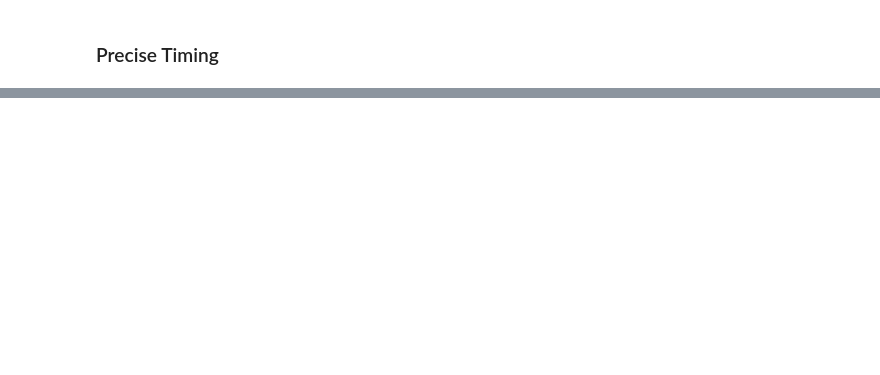
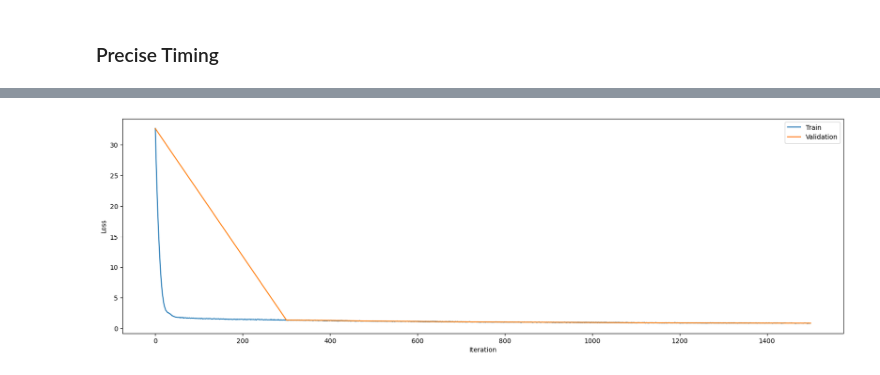
Before and after one commit to enlupi/SNN-MUC, a Jupyter notebook: SNN/SNN_Classifier.ipynb, the cells around one changed output, grey strips where cells are left out. Cells and saved outputs as stored; diff of their text form; code cells hidden in the pictures; blank space fills up the shorter version.

```diff
--- a/SNN/SNN_Classifier.ipynb
+++ b/SNN/SNN_Classifier.ipynb
@@ -1038,10 +1116,22 @@ net = Net(num_inputs, num_hidden, num_outputs_cell, num_steps).to(device)
+# %%
+num_inputs = 16
+num_hidden = 100
+num_output = 32
+timesteps  = 40
+learnable  = True
+beta       = 0.8
+threshold  = 1.0
+alpha      = 0.8
+
+net = Net_Syn_1L(num_inputs, num_hidden, num_output, timesteps, learnable, beta, threshold, alpha).to(device)
 # %%
 loss_fn = Multi_loss(2, ce_mem_loss_timing(), True)
-accuracy_type = 'ce_timing'
+accuracy_type = 'ce_timing_per_evt'
 optimizer = torch.optim.Adam(net.parameters(), lr=5e-4, betas=(0.9, 0.999))
-num_epochs = 3
+num_epochs = 5
 
 loss_hist, loss_val_hist, acc_val_hist = train_net(net,
                                                    train_loader, val_loader,
                                                    num_epochs, loss_fn, optimizer,
-                                                   accuracy_type, batch_size, True, True, True)
+                                                   accuracy_type, timesteps, batch_size,
+                                                   True, True, True)
@@ -1048,14 +1156,16 @@ loss_hist, loss_val_hist, acc_val_hist = train_net(net,
 # %%
 # Plot Loss
 fig = plt.figure(facecolor="w", figsize=(20, 6))
 x1 = np.arange(n_evt/batch_size*num_epochs)
-x2 = np.arange(n_evt/batch_size, n_evt/batch_size*num_epochs+1, n_evt/batch_size)
+x2 = np.arange(0, n_evt/batch_size*num_epochs+1, n_evt/batch_size)
 plt.plot(x1, loss_hist,     label='Train')
 plt.plot(x2, loss_val_hist, label='Validation')
 plt.xlabel("Iteration")
 plt.ylabel("Loss")
 plt.legend()
 plt.show()
+# %% [output]
+[figure, added]
 # %%
 # Plot accuracy
 fig = plt.figure(facecolor="w", figsize=(20, 6))
```
Also changed, not shown: parts of 29 cells of this notebook.
